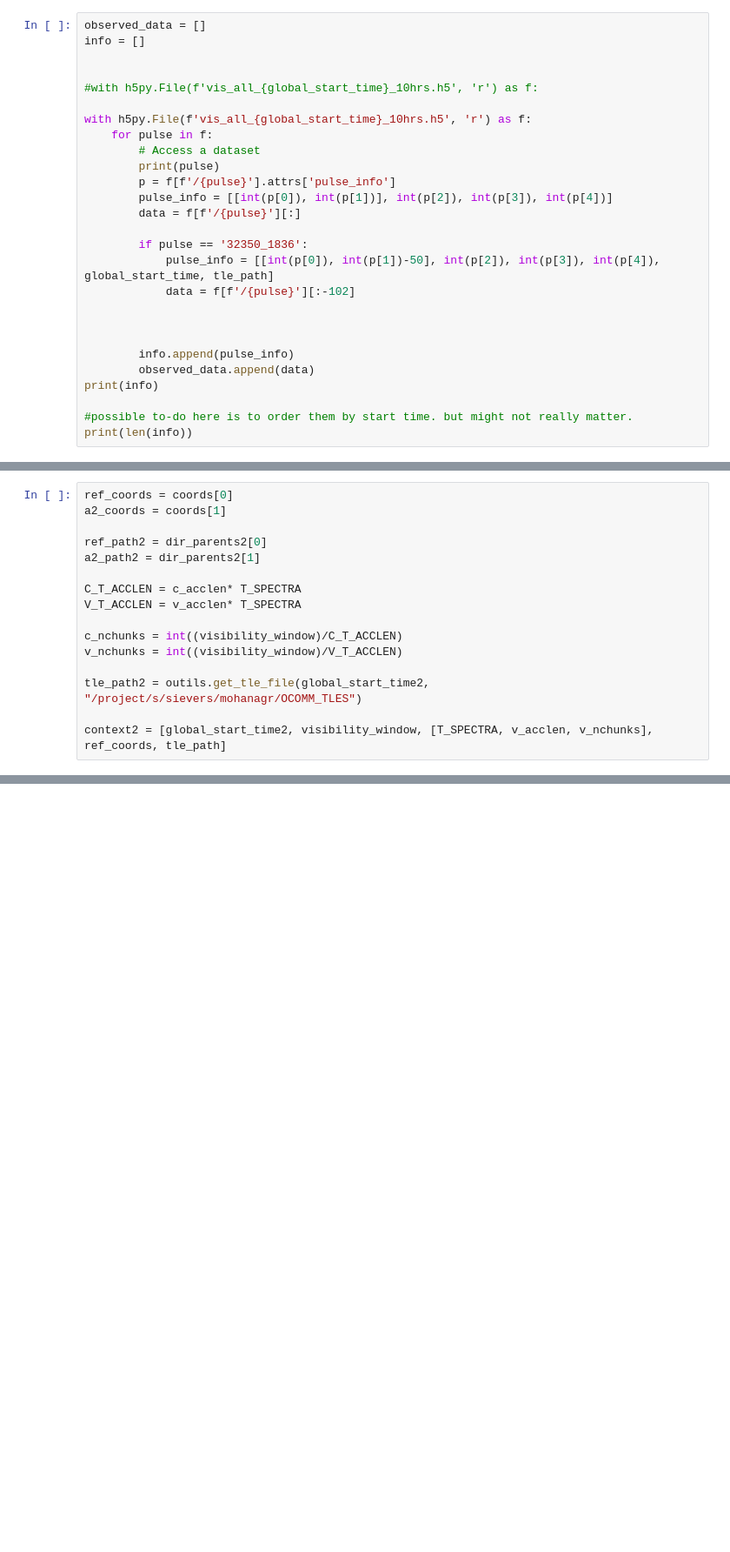
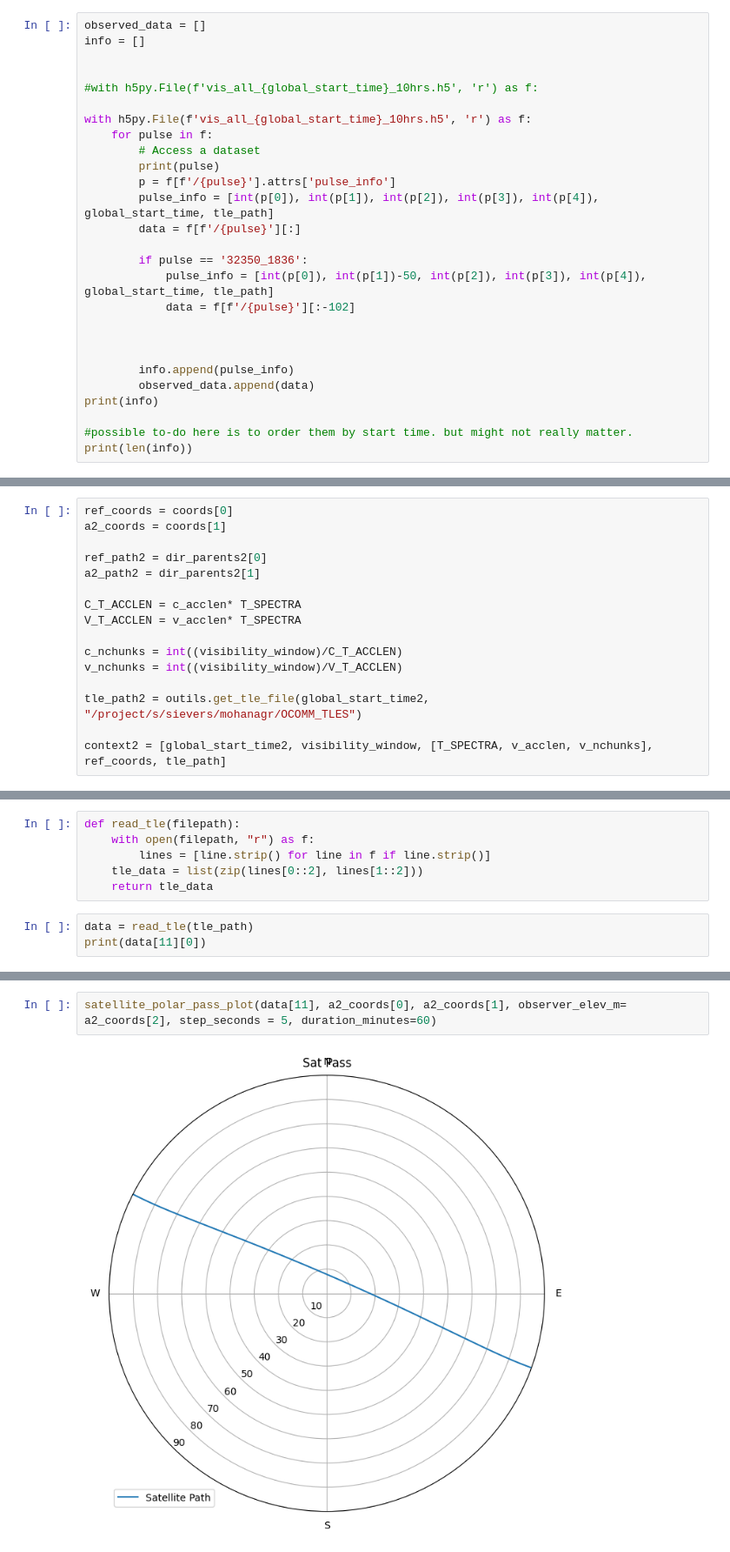
Before and after one commit to ALBATROS-Experiment/albatros_analysis, a Jupyter notebook: scripts/orbcomm/fitting/fitting_methods2.ipynb, the cells around one changed output, grey strips where cells are left out. Shown: that part at 87% size. Saved outputs shown, nothing was run; the diff lists cells and outputs as text; blank space fills up the shorter version.

```diff
--- a/scripts/orbcomm/fitting/fitting_methods2.ipynb
+++ b/scripts/orbcomm/fitting/fitting_methods2.ipynb
@@ -85,11 +87,11 @@ with h5py.File(f'vis_all_{global_start_time}_10hrs.h5', 'r') as f:
         # Access a dataset
         print(pulse)
         p = f[f'/{pulse}'].attrs['pulse_info']
-        pulse_info = [[int(p[0]), int(p[1])], int(p[2]), int(p[3]), int(p[4])]
+        pulse_info = [int(p[0]), int(p[1]), int(p[2]), int(p[3]), int(p[4]), global_start_time, tle_path]
         data = f[f'/{pulse}'][:]
 
         if pulse == '32350_1836':
-            pulse_info = [[int(p[0]), int(p[1])-50], int(p[2]), int(p[3]), int(p[4]), global_start_time, tle_path]
+            pulse_info = [int(p[0]), int(p[1])-50, int(p[2]), int(p[3]), int(p[4]), global_start_time, tle_path]
             data = f[f'/{pulse}'][:-102]
 
 
@@ -386,0 +341,9 @@ KeyError: '59051'
+# %%
+def read_tle(filepath):
+    with open(filepath, "r") as f:
+        lines = [line.strip() for line in f if line.strip()]
+    tle_data = list(zip(lines[0::2], lines[1::2]))
+    return tle_data
+# %%
+data = read_tle(tle_path)
+print(data[11][0])
@@ -386,0 +496,4 @@ KeyError: '59051'
+# %%
+satellite_polar_pass_plot(data[11], a2_coords[0], a2_coords[1], observer_elev_m= a2_coords[2], step_seconds = 5, duration_minutes=60)
+# %% [output]
+[figure, added]
```
Also changed, not shown: parts of 10 cells of this notebook, 10 other files.
